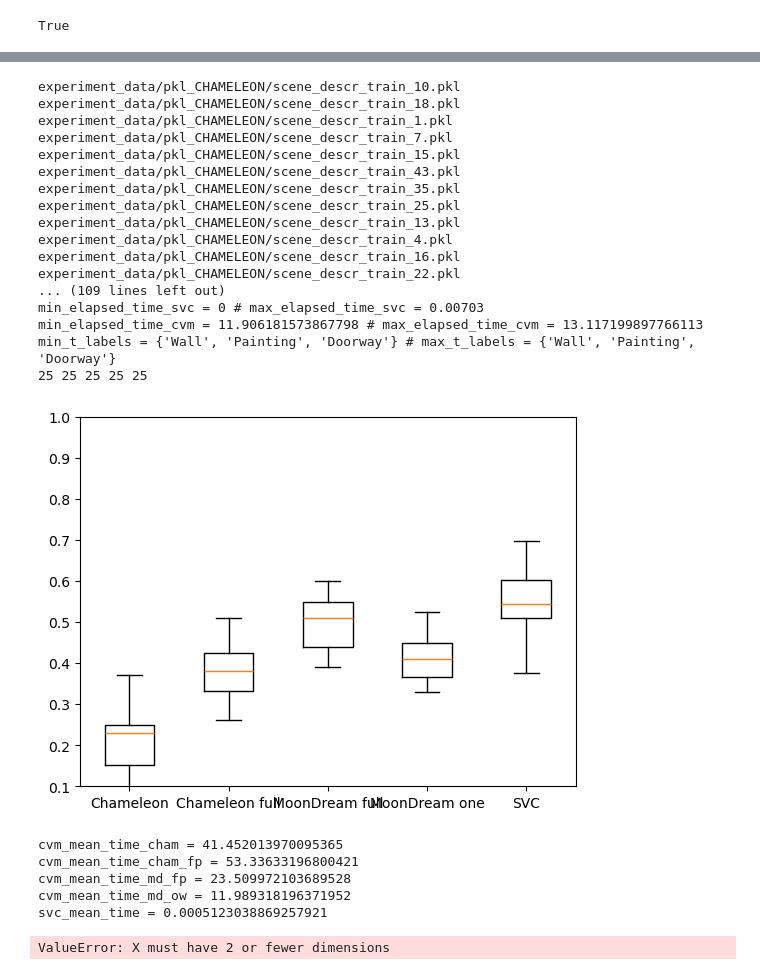
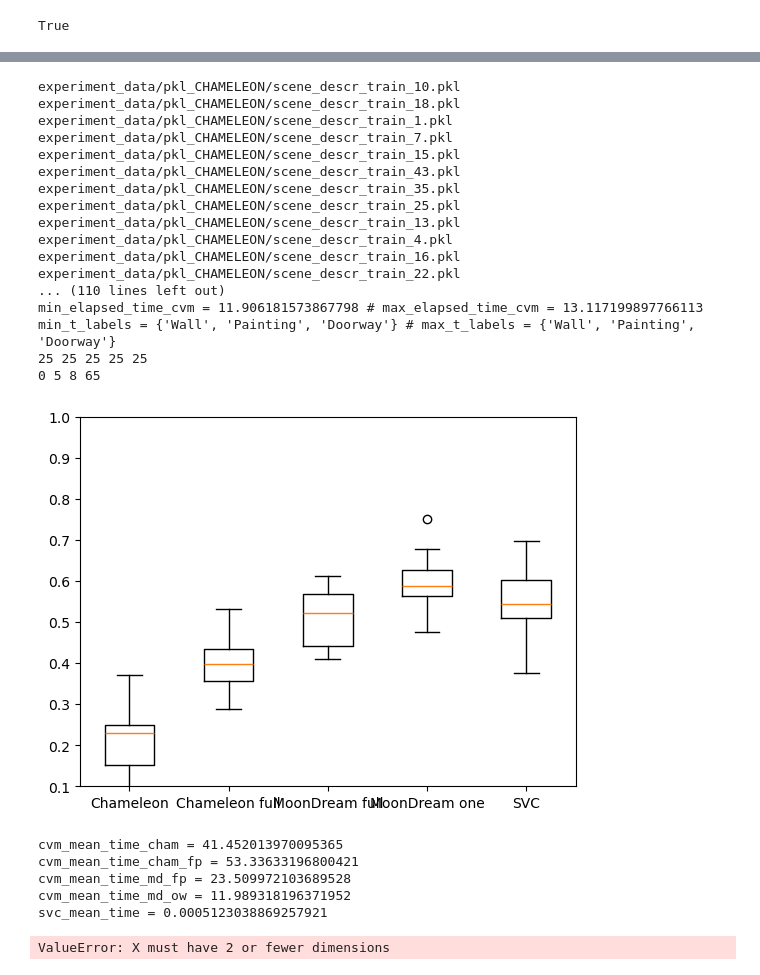
Before and after one commit to archie1983/cvm_semantic_navigation, a Jupyter notebook: analyse_classification_results_cvm.ipynb, the cells around one changed output, grey strips where cells are left out. Drawn from its saved outputs; the diff is of its cells as text; code cells hidden in the pictures.

```diff
--- a/analyse_classification_results_cvm.ipynb
+++ b/analyse_classification_results_cvm.ipynb
@@ -55,6 +55,7 @@ True
 # %%
 import glob
 import pickle
+from room_type import RoomType
 
 def process_scene_files(llm_type):
     #pkl_mistral = "pkl_mistral/diff*.pkl"
@@ -120,8 +121,26 @@ def process_scene_files(llm_type):
         elapsed_time_svc = 0
         elapsed_time_cvm = 0
         total_points = 0
+        storages_and_offices = 0
 
         for rp in room_points:
+            # if we want to skip points that were classified as STORAGE or OFFICE (not categories that we have in ground truth)
+            #if (rp["room_type_svc"] == RoomType.NOT_CLASSIFIED or rp["room_type_cvm"] == RoomType.OFFICE or rp["room_type_cvm"] == RoomType.STORAGE):
+            #    continue
+
+            # if we want to skip points that SVC didn't classify (usually when there are only common objects)
+            #if (rp["room_type_svc"] == RoomType.NOT_CLASSIFIED):
+            #    continue
+
+            ## if we want to re-classify OFFICE and STORAGE as BEDROOM
+            if (rp["room_type_cvm"] == RoomType.OFFICE or rp["room_type_cvm"] == RoomType.STORAGE):
+                storages_and_offices += 1
+                rp["room_type_cvm"] = RoomType.BEDROOM
+
+            # if we want to re-classify OFFICE and STORAGE as LIVING ROOM
+            #if (rp["room_type_cvm"] == RoomType.OFFICE or rp["room_type_cvm"] == RoomType.STORAGE):
+            #    rp["room_type_cvm"] = RoomType.LIVING_ROOM
+
             total_points += 1
             total_total_points += 1
             all_rooms_total_points += 1
@@ -202,7 +221,7 @@ def process_scene_files(llm_type):
     #print("min_points = " + str(min_points) + " # " + "max_points = " + str(max_points))
 
     # returning mean calculated accuracies and mean inference times
-    return (accuracies_per_room_llm, accuracies_per_room_svc, accuracies_per_room_cvm, (all_rooms_elapsed_time_llm / all_rooms_total_points), (all_rooms_elapsed_time_svc / all_rooms_total_points), (all_rooms_elapsed_time_cvm / all_rooms_total_points))
+    return (accuracies_per_room_llm, accuracies_per_room_svc, accuracies_per_room_cvm, (all_rooms_elapsed_time_llm / all_rooms_total_points), (all_rooms_elapsed_time_svc / all_rooms_total_points), (all_rooms_elapsed_time_cvm / all_rooms_total_points), storages_and_offices)
 #scene_descr_llm_fname = "pkl_mistral/scene_descriptions_llm.pkl"
 #scene_descr_svc_fname = "pkl_mistral/scene_descriptions_svc.pkl"
 #if (os.path.isfile(scene_descr_llm_fname) and os.path.isfile(scene_descr_svc_fname)):
@@ -296,16 +315,17 @@ def testRoomClassifierAccuracy(llm_type):
 # This function will create a box plot for a hybridized data set (HYBRID_AT_12 or HYBRID_AT_18)
 ##
 def testAllRoomClassifiersAccuracy():
-    (llm_accuracies, svc_accuracies, cvm_accuracies_cham, llm_mean_time, svc_mean_time, cvm_mean_time_cham) = process_scene_files("CHAMELEON")
-    (llm_accuracies, svc_accuracies, cvm_accuracies_cham_fp, llm_mean_time, svc_mean_time, cvm_mean_time_cham_fp) = process_scene_files("CHAMELEON_full_prompt")
-    (llm_accuracies, svc_accuracies, cvm_accuracies_md_fp, llm_mean_time, svc_mean_time, cvm_mean_time_md_fp) = process_scene_files("MOONDREAM_full_prompt")
-    (llm_accuracies, svc_accuracies, cvm_accuracies_md_ow, llm_mean_time, svc_mean_time, cvm_mean_time_md_ow) = process_scene_files("MOONDREAM_one_word")
+    (llm_accuracies, svc_accuracies, cvm_accuracies_cham, llm_mean_time, svc_mean_time, cvm_mean_time_cham, storages_and_offices_cham) = process_scene_files("CHAMELEON")
+    (llm_accuracies, svc_accuracies, cvm_accuracies_cham_fp, llm_mean_time, svc_mean_time, cvm_mean_time_cham_fp, storages_and_offices_cham_fp) = process_scene_files("CHAMELEON_full_prompt")
+    (llm_accuracies, svc_accuracies, cvm_accuracies_md_fp, llm_mean_time, svc_mean_time, cvm_mean_time_md_fp, storages_and_offices_md_fp) = process_scene_files("MOONDREAM_full_prompt")
+    (llm_accuracies, svc_accuracies, cvm_accuracies_md_ow, llm_mean_time, svc_mean_time, cvm_mean_time_md_ow, storages_and_offices_md_ow) = process_scene_files("MOONDREAM_one_word")
     # should be two volumes -- one for LLM and one for SVC for accuracies compared to ground truth.
     number_of_dataset_volumes = 5
 
     # How many rooms were classified
     number_of_tests_per_dataset_volume = len(svc_accuracies)
     print(str(len(svc_accuracies)) + " " + str(len(cvm_accuracies_cham)) + " " + str(len(cvm_accuracies_cham_fp)) + " " + str(len(cvm_accuracies_md_fp)) + " " + str(len(cvm_accuracies_md_ow)))
+    print(str(storages_and_offices_cham) + " " + str(storages_and_offices_cham_fp) + " " + str(storages_and_offices_md_fp) + " " + str(storages_and_offices_md_ow))
 
     # We'll create an empty Numpy array and put the our SVC accuracies into there.
     dataset_test_results = np.zeros(shape=(number_of_dataset_volumes, number_of_tests_per_dataset_volume))
@@ -329,36 +349,36 @@ def testAllRoomClassifiersAccuracy():
     #    ax.set_title("Scannet - Hybridized with AI2-THOR data")
     ax.boxplot(dataset_test_results, labels=['Chameleon', 'Chameleon full', 'MoonDream full', 'MoonDream one', 'SVC'])
     ax.axes.get_xaxis().set_visible(True)
     plt.ylim(0.1, 1.0)
     #plt.xticks([1, 2, 3], ['mon', 'tue', 'wed'])
     plt.show()
 
     print("cvm_mean_time_cham = " + str(cvm_mean_time_cham))
     print("cvm_mean_time_cham_fp = " + str(cvm_mean_time_cham_fp))
     print("cvm_mean_time_md_fp = " + str(cvm_mean_time_md_fp))
     print("cvm_mean_time_md_ow = " + str(cvm_mean_time_md_ow))
     print("svc_mean_time = " + str(svc_mean_time))
 
 testAllRoomClassifiersAccuracy()
 # %% [output]
 experiment_data/pkl_CHAMELEON/scene_descr_train_10.pkl
 experiment_data/pkl_CHAMELEON/scene_descr_train_18.pkl
 experiment_data/pkl_CHAMELEON/scene_descr_train_1.pkl
 experiment_data/pkl_CHAMELEON/scene_descr_train_7.pkl
 experiment_data/pkl_CHAMELEON/scene_descr_train_15.pkl
 experiment_data/pkl_CHAMELEON/scene_descr_train_43.pkl
 experiment_data/pkl_CHAMELEON/scene_descr_train_35.pkl
 experiment_data/pkl_CHAMELEON/scene_descr_train_25.pkl
 experiment_data/pkl_CHAMELEON/scene_descr_train_13.pkl
 experiment_data/pkl_CHAMELEON/scene_descr_train_4.pkl
 experiment_data/pkl_CHAMELEON/scene_descr_train_16.pkl
 experiment_data/pkl_CHAMELEON/scene_descr_train_22.pkl
-... (109 lines left out)
-min_elapsed_time_svc = 0 # max_elapsed_time_svc = 0.00703
+... (110 lines left out)
 min_elapsed_time_cvm = 11.906181573867798 # max_elapsed_time_cvm = 13.117199897766113
 min_t_labels = {'Wall', 'Painting', 'Doorway'} # max_t_labels = {'Wall', 'Painting', 'Doorway'}
 25 25 25 25 25
+0 5 8 65
-[figure, old version]
+[figure, new version]
 cvm_mean_time_cham = 41.452013970095365
 cvm_mean_time_cham_fp = 53.33633196800421
 cvm_mean_time_md_fp = 23.509972103689528
```
Also changed, not shown: parts of 1 cell of this notebook, 1 other file.
